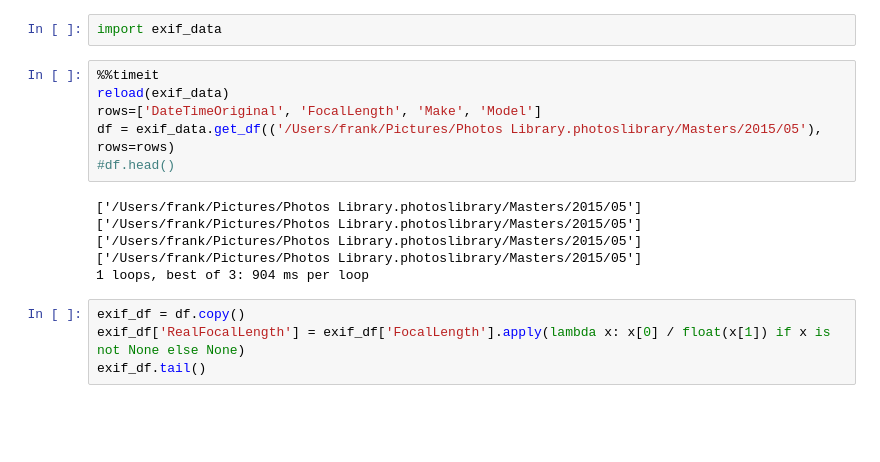
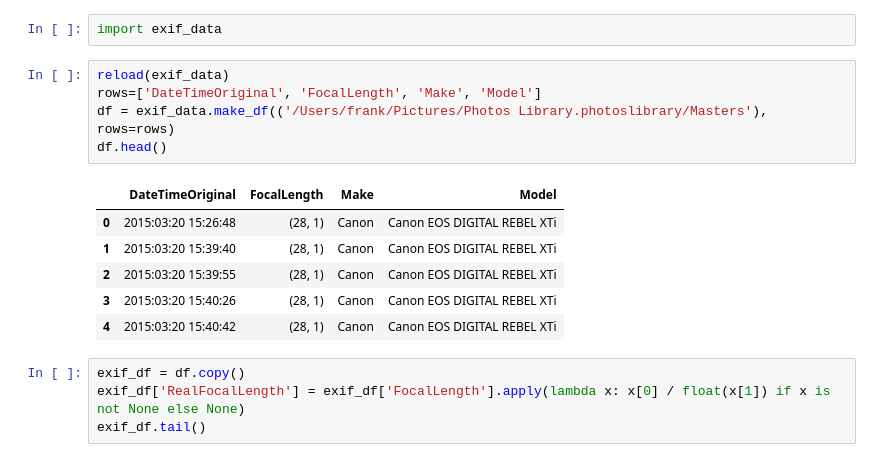
Before and after one commit to VaultHack/img-exif, a Jupyter notebook: img-exif.ipynb, the cells around one changed output. Cells and saved outputs as stored; diff of their text form; blank space fills up the shorter version.

```diff
--- a/img-exif.ipynb
+++ b/img-exif.ipynb
@@ -10,17 +10,17 @@ matplotlib.style.use('ggplot')
 # %%
 import exif_data
 # %%
-%%timeit
 reload(exif_data)
 rows=['DateTimeOriginal', 'FocalLength', 'Make', 'Model']
-df = exif_data.get_df(('/Users/frank/Pictures/Photos Library.photoslibrary/Masters/2015/05'), rows=rows)
-#df.head()
+df = exif_data.make_df(('/Users/frank/Pictures/Photos Library.photoslibrary/Masters'), rows=rows)
+df.head()
 # %% [output]
-['/Users/frank/Pictures/Photos Library.photoslibrary/Masters/2015/05']
-['/Users/frank/Pictures/Photos Library.photoslibrary/Masters/2015/05']
-['/Users/frank/Pictures/Photos Library.photoslibrary/Masters/2015/05']
-['/Users/frank/Pictures/Photos Library.photoslibrary/Masters/2015/05']
-1 loops, best of 3: 904 ms per loop
+|  | DateTimeOriginal | FocalLength | Make | Model |
+| 0 | 2015:03:20 15:26:48 | (28, 1) | Canon | Canon EOS DIGITAL REBEL XTi |
+| 1 | 2015:03:20 15:39:40 | (28, 1) | Canon | Canon EOS DIGITAL REBEL XTi |
+| 2 | 2015:03:20 15:39:55 | (28, 1) | Canon | Canon EOS DIGITAL REBEL XTi |
+| 3 | 2015:03:20 15:40:26 | (28, 1) | Canon | Canon EOS DIGITAL REBEL XTi |
+| 4 | 2015:03:20 15:40:42 | (28, 1) | Canon | Canon EOS DIGITAL REBEL XTi |
 # %%
 exif_df = df.copy()
 exif_df['RealFocalLength'] = exif_df['FocalLength'].apply(lambda x: x[0] / float(x[1]) if x is not None else None)
```
Also changed, not shown: parts of 4 cells of this notebook, 1 other file.
